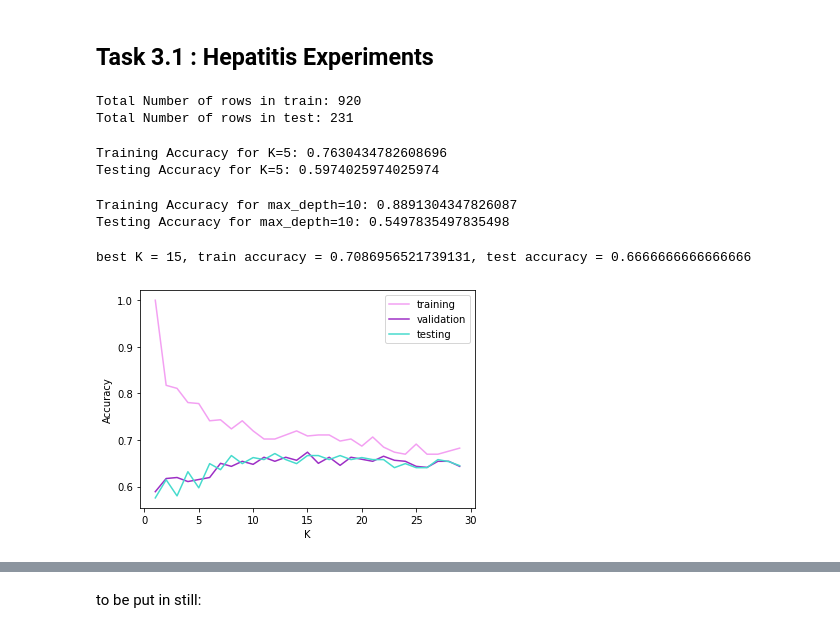
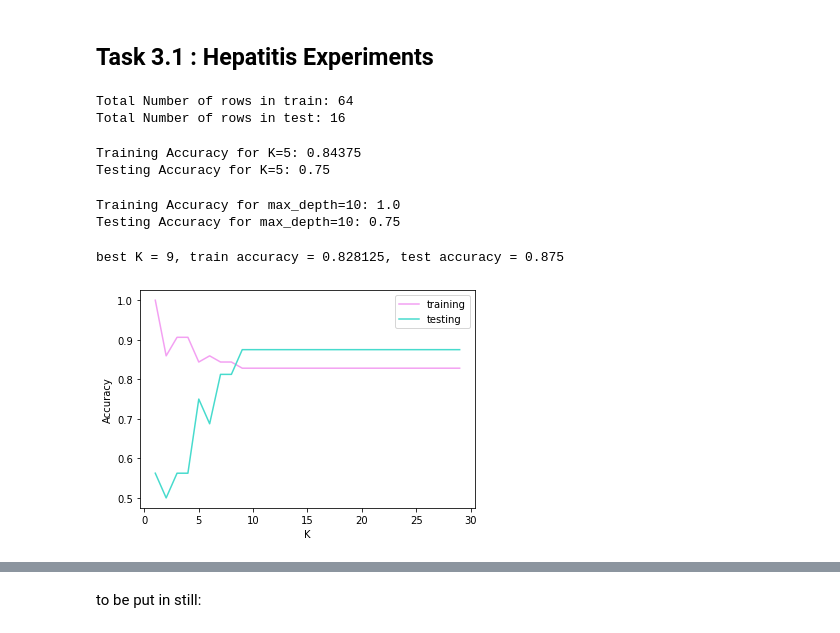
Before and after one commit to acollin19/comp551, a Jupyter notebook: assignment1_group_24.ipynb, the cells around one changed output, grey strips where cells are left out. Saved outputs shown, nothing was run; the diff lists cells and outputs as text; code cells hidden in the pictures.

Commit message:
Best k best depth plots

```diff
--- a/assignment1_group_24.ipynb
+++ b/assignment1_group_24.ipynb
@@ -227,6 +227,7 @@ class Node:
     self.threshold = None
 
     if parent:
+      self.data = parent.data
       self.depth = parent.depth + 1
       self.labels = parent.labels                                          # eg. [0, 1, 0, 0, ..., 1, 0]
       class_count = np.bincount(self.labels[indices], minlength=3)         # eg. [35, 55]
@@ -286,28 +287,29 @@ class DecisionTree:
     self.data = data
     self.labels = labels
     self.root = Node(np.arange(data.shape[0]), None)
+    self.root.data = data
     self.root.labels = labels
     self.root.depth = 0
-    self._fit_tree(self.root, data)
+    self._fit_tree(self.root)
     return self
 
-  def _fit_tree(self, node, data):
+  def _fit_tree(self, node):
     if node.depth == self.max_depth or len(node.indices) <= self.min_leaf_instances:
       return
 
-    cost, split_feature, split_value = greedy(node, self.cost_fn, data)
+    cost, split_feature, split_value = greedy(node, self.cost_fn)
     if np.isinf(cost):
       return
 
-    test = data[node.indices,split_feature] <= split_value
+    test = node.data[node.indices,split_feature] <= split_value
     node.feature = split_feature
     node.threshold = split_value
 
     left = Node(node.indices[test], node)
     right = Node(node.indices[np.logical_not(test)], node)
 
-    self._fit_tree(left, data)
-    self._fit_tree(right, data)
+    self._fit_tree(left)
+    self._fit_tree(right)
 
     node.left = left
     node.right = right
@@ -340,12 +342,12 @@ class DecisionTree:
 ## Task 3.1 : Hepatitis Experiments
 # %%
 # Split Training and Testing with sklearn
-X_train, X_test, y_train, y_test = train_test_split(X_diabetic, y_diabetic, test_size = 0.2, random_state=1, shuffle=True)
+X_train, X_test, y_train, y_test = train_test_split(X_hepatitis, y_hepatitis, test_size = 0.2, random_state=1, shuffle=True)
 print("Total Number of rows in train:",X_train.shape[0])
 print("Total Number of rows in test:",X_test.shape[0])
 # %% [output]
-Total Number of rows in train: 920
-Total Number of rows in test: 231
+Total Number of rows in train: 64
+Total Number of rows in test: 16
 # %%
 # KNN on Hepatitis Dataset with K = 5
 
@@ -355,63 +357,47 @@ train_acc, test_acc = model.evaluate_acc(X_train, y_train, X_test, y_test)
 print(f'Training Accuracy for K=5: {train_acc}')
 print(f'Testing Accuracy for K=5: {test_acc}')
 # %% [output]
-Training Accuracy for K=5: 0.7630434782608696
-Testing Accuracy for K=5: 0.5974025974025974
+Training Accuracy for K=5: 0.84375
+Testing Accuracy for K=5: 0.75
 # %%
 # DT on Hepatitis Dataset with max_depth = 10
 
-tree = DecisionTree(max_depth=10, cost_fn=gini_cost)
+tree = DecisionTree(max_depth=10, cost_fn=entropy_cost)
 train_acc, test_acc = tree.evaluate_acc(X_train, y_train, X_test, y_test)
 
 print(f'Training Accuracy for max_depth=10: {train_acc}')
 print(f'Testing Accuracy for max_depth=10: {test_acc}')
 # %% [output]
-Training Accuracy for max_depth=10: 0.8891304347826087
-Testing Accuracy for max_depth=10: 0.5497835497835498
+Training Accuracy for max_depth=10: 1.0
+Testing Accuracy for max_depth=10: 0.75
 # %%
-# Split the training data into 50% training data and 50% validation data
-# Then run the KNN through a loop to find the best K value
-
 def best_k(X_train, y_train, X_test, y_test):
-    # further split the training data into 50% training and 50% validation
-    n = X_train.shape[0] // 2
-    x_train_tr, y_train_tr = X_train[:n], y_train[:n]
-    x_train_va, y_train_va = X_train[n:], y_train[n:]
-
     model_choices=[]
     train_accs = []
-    valid_accs = []
     test_accs = []
 
     # Iterate through loop to find best K value
     for k in range(1,30):
         knn = KNN(K=k)
-        train_acc, valid_acc = knn.evaluate_acc(x_train_tr, y_train_tr, x_train_va, y_train_va)
         model_choices.append(k)
+        train_acc, test_acc = knn.evaluate_acc(X_train, y_train, X_test, y_test)
         train_accs.append(train_acc)
-        valid_accs.append(valid_acc)
-
-        _, test_acc = knn.evaluate_acc(X_train, y_train, X_test, y_test)
-        # pred = knn.predict(X_test)
-        # test_acc = np.sum(pred==y_test)/y_test.shape[0]
         test_accs.append(test_acc)
 
-    # use the best K to predict test data
-    best_valid_K = model_choices[valid_accs.index(max(valid_accs))]
+    best_valid_K = model_choices[test_accs.index(max(test_accs))]
 
-    return (model_choices, best_valid_K, train_accs, valid_accs, test_accs)
+    return (model_choices, best_valid_K, train_accs, test_accs)
 
-model_choices, best_valid_K, train_accs, valid_accs, test_accs = best_k(X_train, y_train, X_test, y_test)
+model_choices, best_valid_K, train_accs, test_accs = best_k(X_train, y_train, X_test, y_test)
 print(f'best K = {best_valid_K}, train accuracy = {train_accs[best_valid_K-1]}, test accuracy = {test_accs[best_valid_K-1]}')
 plt.plot(model_choices, train_accs, color='#F3A0F2', label='training')
-plt.plot(model_choices, valid_accs, color='#9D2EC5', label='validation')
 plt.plot(model_choices, test_accs, color='#47DBCD', label='testing')
 plt.xlabel("K")
 plt.ylabel("Accuracy")
 plt.legend(loc='best')
 plt.show()
 # %% [output]
-best K = 15, train accuracy = 0.7086956521739131, test accuracy = 0.6666666666666666
+best K = 9, train accuracy = 0.828125, test accuracy = 0.875
-[figure, old version]
+[figure, new version]
 # %%
 def best_depth(X_train, y_train, X_test, y_test):
```
Also changed, not shown: parts of 2 cells of this notebook.
